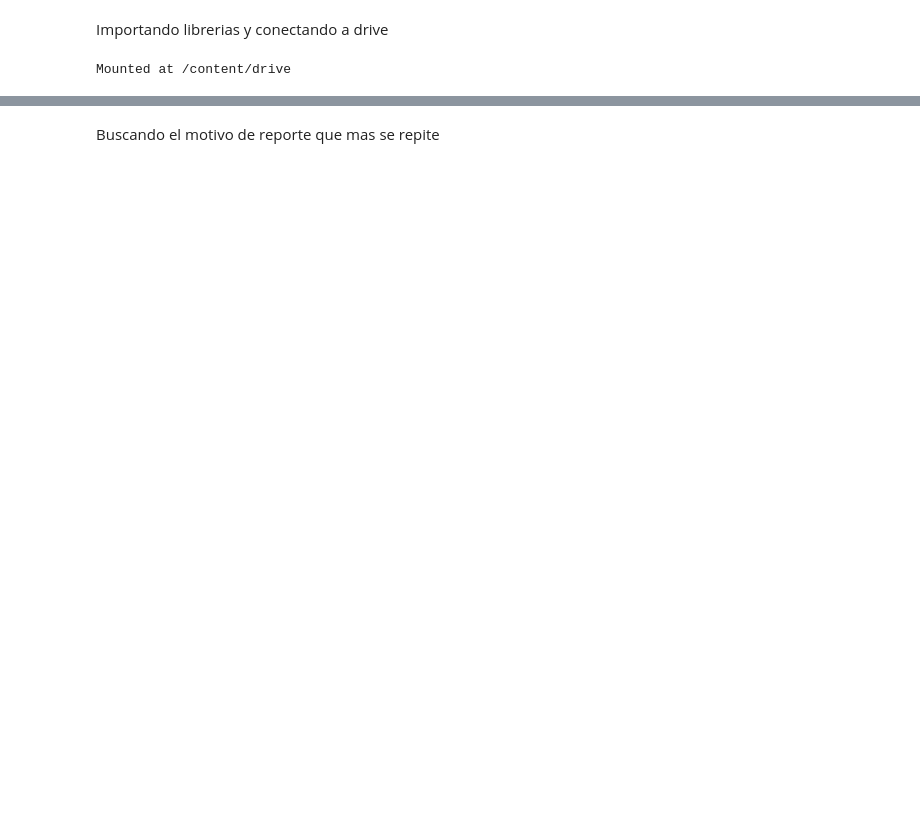
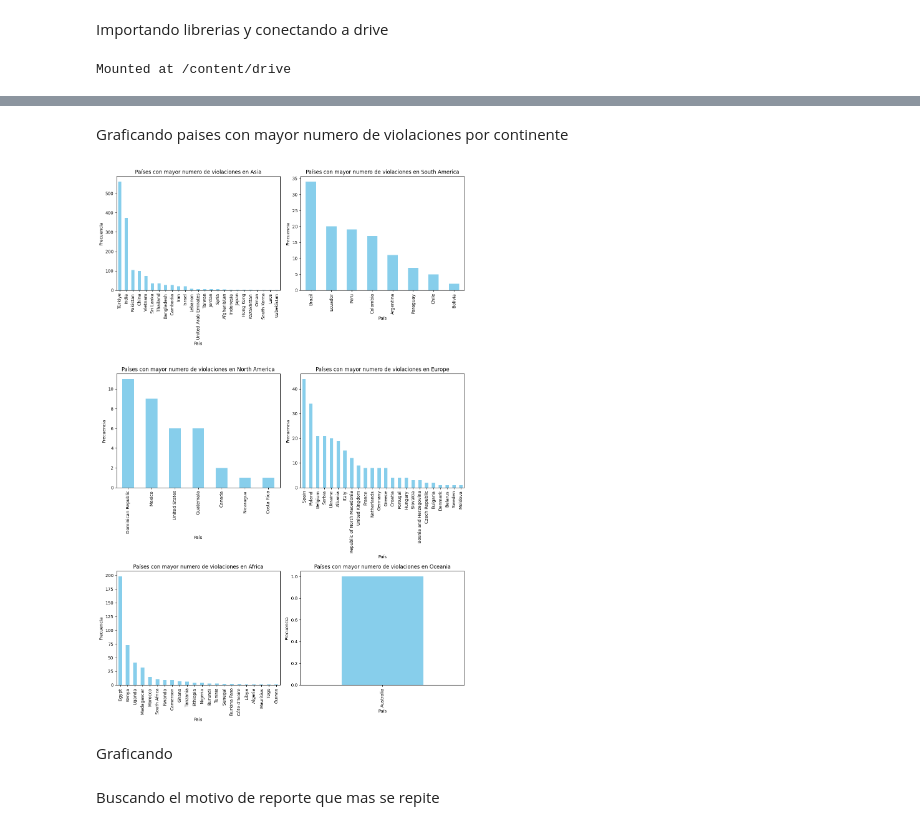
Before and after one commit to DonDairon/Analisis-de-datos, a Jupyter notebook: Call_nominations_data.ipynb, the cells around one changed output, grey strips where cells are left out. Cells and saved outputs as stored; diff of their text form; code cells hidden in the pictures; blank space fills up the shorter version.

```diff
--- a/Call_nominations_data.ipynb
+++ b/Call_nominations_data.ipynb
@@ -19,0 +89,45 @@ df.head()
+# %% [markdown]
+Graficando paises con mayor numero de violaciones por continente
+# %%
+# Obtener la lista de continentes únicos
+continentes_unicos = df['Continente'].unique()
+
+# Filtrar continentes que no son desconocidos
+continentes_validos = [continente for continente in continentes_unicos if continente != 'Desconocido']
+
+# Definir el número de subgráficas
+num_continentes = len(continentes_validos)
+num_columnas = 2  # Número de columnas en las subgráficas
+num_filas = (num_continentes + num_columnas - 1) // num_columnas  # Calcular filas necesarias
+
+# Crear una figura con subgráficas
+fig, axs = plt.subplots(num_filas, num_columnas, figsize=(12, 6 * num_filas))
+axs = axs.flatten()  # Aplanar la matriz de subgráficas para facilitar el acceso
+
+# Graficar la frecuencia de países en cada continente
+for i, continente in enumerate(continentes_validos):
+    # Filtrar el DataFrame por continente
+    df_continente = df[df['Continente'] == continente]
+
+    # Contar la frecuencia de países dentro del continente
+    conteo_paises = df_continente['origin'].value_counts()
+
+    # Crear la gráfica para el continente en la subgráfica correspondiente
+    conteo_paises.plot(kind='bar', ax=axs[i], legend=False, color='skyblue')
+
+    # Añadir títulos y etiquetas
+    axs[i].set_title(f'Países con mayor numero de violaciones en {continente}')
+    axs[i].set_xlabel('País')
+    axs[i].set_ylabel('Frecuencia')
+
+# Ocultar subgráficas restantes que no se utilizan
+for j in range(i + 1, len(axs)):
+    axs[j].set_visible(False)
+
+# Ajustar el diseño
+plt.tight_layout()
+plt.show()
+# %% [output]
+[figure, added]
+# %% [markdown]
+Graficando
```
Also changed, not shown: parts of 22 cells of this notebook.
